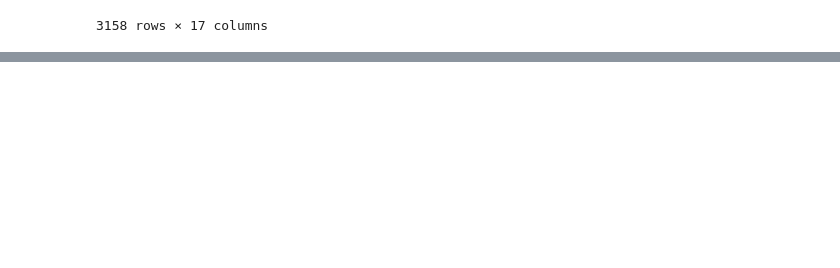
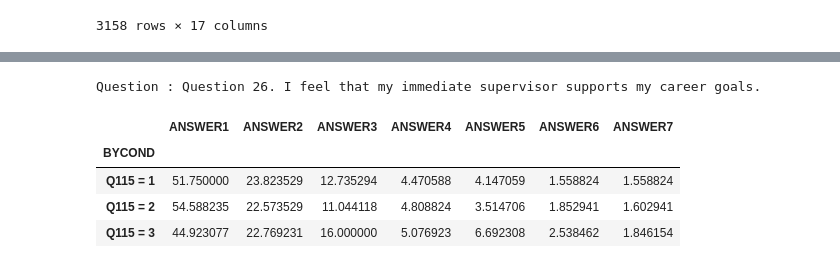
Before and after one commit to Sunnyc317/CanDev-equity_groups_talent_mobilization-, a Jupyter notebook: data_challenge.ipynb, the cells around one changed output, grey strips where cells are left out. Cells and saved outputs as stored; diff of their text form; code cells hidden in the pictures; blank space fills up the shorter version.

```diff
--- a/data_challenge.ipynb
+++ b/data_challenge.ipynb
@@ -258,0 +275,4 @@ df_emp_survey.query("QUESTION == 'Q62'")[cols_to_look]
+# %%
+df_emp_survey['BYCOND_1'] = df_emp_survey['BYCOND'].str.split("=").str[0] # take left side of by cond column
+# %%
+df_emp_survey['BYCOND_2'] = df_emp_survey['BYCOND'].str.split("=").str[0].str.extract('(Q[0-9]+)') # take left side of by cond column
@@ -258,0 +282,13 @@ df_emp_survey.query("QUESTION == 'Q62'")[cols_to_look]
+# %%
+ans_cols = ['ANSWER1','ANSWER2','ANSWER3','ANSWER4','ANSWER5','ANSWER6','ANSWER7']
+# %%
+# get men, women and gender diverse answer pools for a question on average across all dept
+print("Question :", df_emp_survey.query("QUESTION == 'Q26'")['TITLE_E'].iloc[0])
+df_emp_survey.query(f"BYCOND_1 == '{uniq_by_cond[0]}' and QUESTION == 'Q26'").groupby('BYCOND').mean()[ans_cols]
+# %% [output]
+Question : Question 26. I feel that my immediate supervisor supports my career goals.
+|  | ANSWER1 | ANSWER2 | ANSWER3 | ANSWER4 | ANSWER5 | ANSWER6 | ANSWER7 |
+| BYCOND |  |  |  |  |  |  |  |
+| Q115 = 1 | 51.750000 | 23.823529 | 12.735294 | 4.470588 | 4.147059 | 1.558824 | 1.558824 |
+| Q115 = 2 | 54.588235 | 22.573529 | 11.044118 | 4.808824 | 3.514706 | 1.852941 | 1.602941 |
+| Q115 = 3 | 44.923077 | 22.769231 | 16.000000 | 5.076923 | 6.692308 | 2.538462 | 1.846154 |
```
Also changed, not shown: parts of 16 cells of this notebook.
